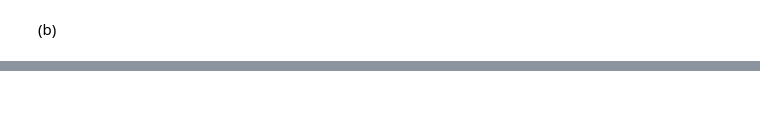
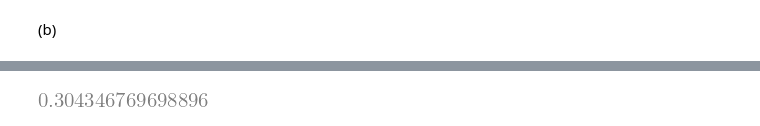
Before and after one commit to Bhavesh012/mlph_group_work, a Jupyter notebook: Sols/Ex3/sheet03.ipynb, the cells around one changed output, grey strips where cells are left out. Drawn from its saved outputs; the diff is of its cells as text; code cells hidden in the pictures; blank space fills up the shorter version.

```diff
--- a/Sols/Ex3/sheet03.ipynb
+++ b/Sols/Ex3/sheet03.ipynb
@@ -98,0 +248,4 @@ plt.show();
+# %%
+np.min(reference)
+# %% [output]
+[figure, added]
```
Also changed, not shown: parts of 16 cells of this notebook.
